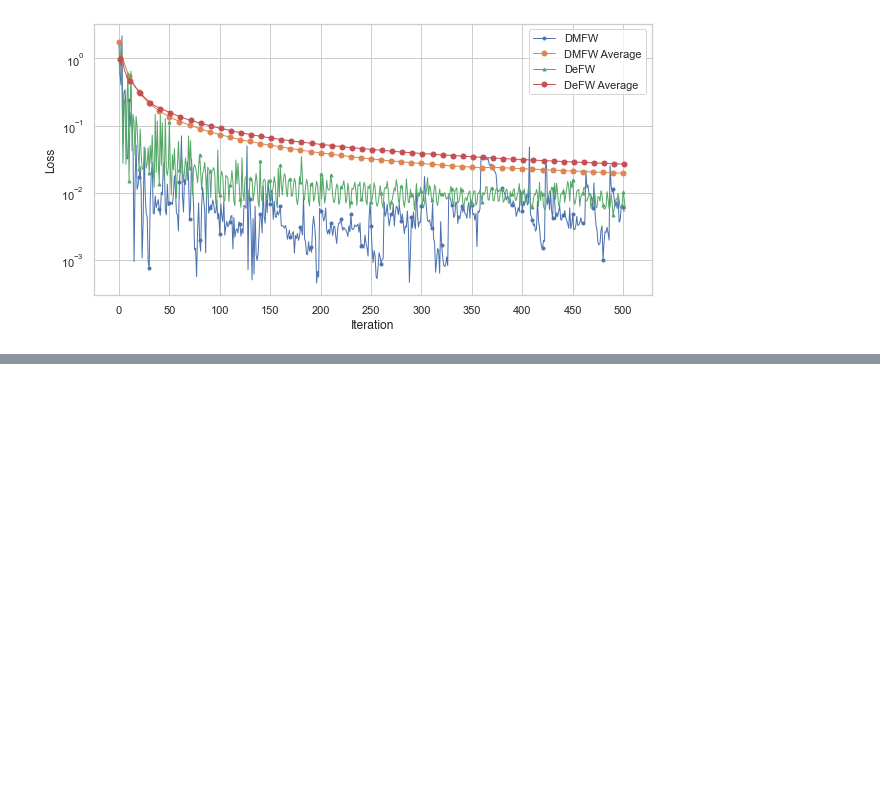
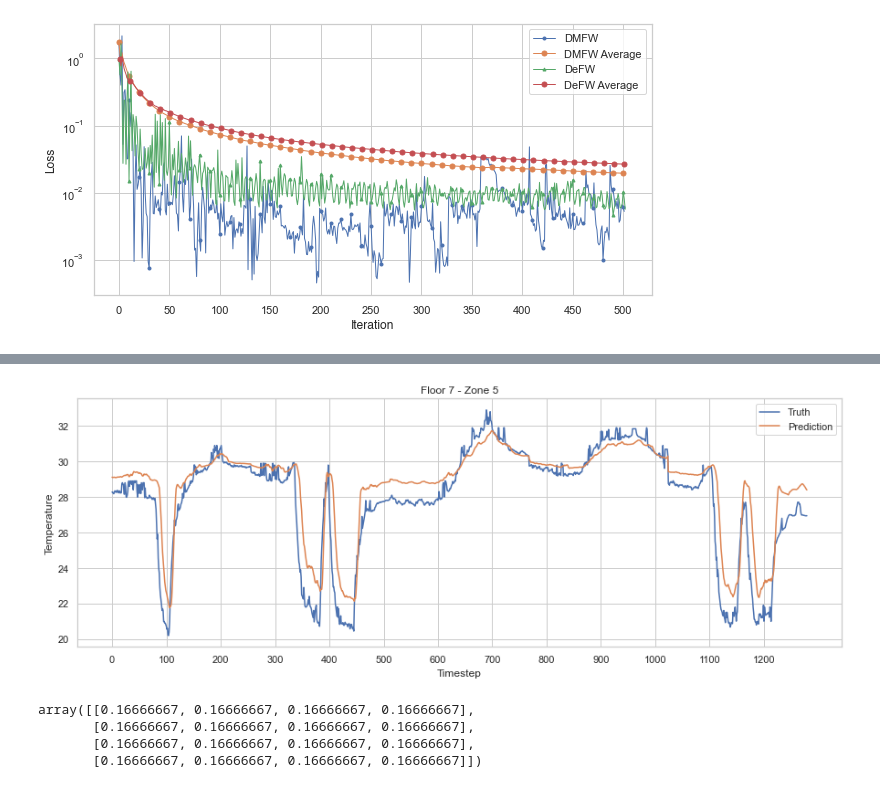
Before and after one commit to AnganMitra/decentralearn, a Jupyter notebook: DMFW/src/GeneratePlot.ipynb, the cells around one changed output, grey strips where cells are left out. Cells and saved outputs as stored; diff of their text form; code cells hidden in the pictures; blank space fills up the shorter version.

```diff
--- a/DMFW/src/GeneratePlot.ipynb
+++ b/DMFW/src/GeneratePlot.ipynb
@@ -270,0 +270,16 @@ Skipping unrelated file ...
+# %%
+def plotPrediction(path, path_to_save,feature,zone_idx, floor_idx, save=False):
+    files = os.listdir(path)
+    prediction_files = [file for file in files if (file.startswith("prediction")) and (file.split(".")[0][-1]==zone_idx)]
+    resultpd = pd.read_csv(path+prediction_files[0],index_col=0)
+    plt.figure(figsize=(15,5))
+    plt.title(f'Floor {floor_idx} - Zone {zone_idx}')
+    plt.plot(resultpd["Truth"],label="Truth")
+    plt.plot(resultpd["Prediction"],label="Prediction",ls='-')
+    plt.xticks(ticks=np.arange(resultpd.shape[0],step=100))
+    plt.legend()
+    plt.xlabel("Timestep")
+    plt.ylabel(f'{feature}')
+    if save:
+        plt.savefig(path_to_save+f'prediction-F{floor_idx}-zone{zone_idx}')
+    plt.show()
@@ -270,0 +303,4 @@ Skipping unrelated file ...
+# %%
+plotPrediction(path_ac_power,analysis+prediction_save,"Temperature", "5","7", save=False)
+# %% [output]
+[figure, added]
@@ -270,0 +309,7 @@ Skipping unrelated file ...
+# %%
+nx.adjacency_matrix(complete).toarray()
+# %% [output]
+array([[0.16666667, 0.16666667, 0.16666667, 0.16666667],
+       [0.16666667, 0.16666667, 0.16666667, 0.16666667],
+       [0.16666667, 0.16666667, 0.16666667, 0.16666667],
+       [0.16666667, 0.16666667, 0.16666667, 0.16666667]])
```
Also changed, not shown: parts of 17 cells of this notebook, 48 other files.
